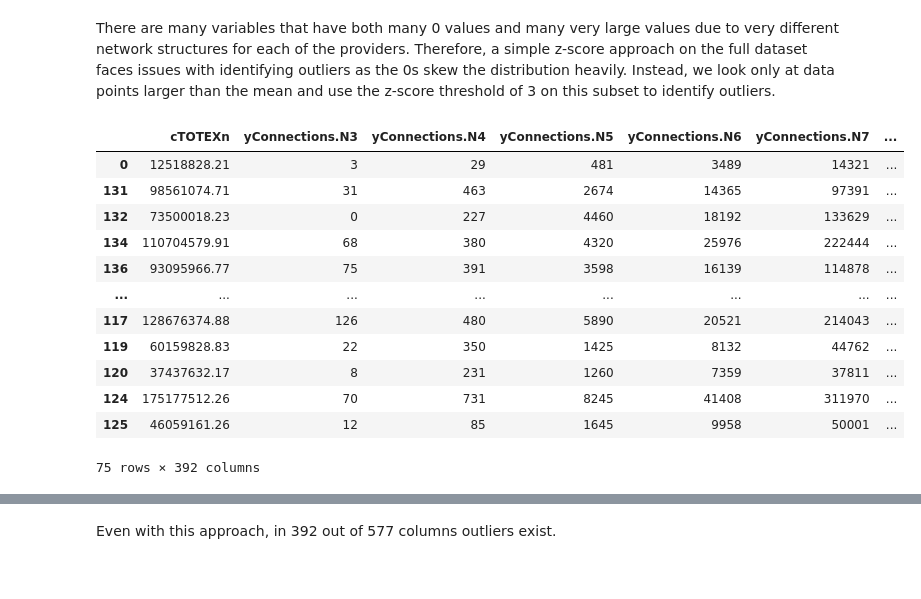
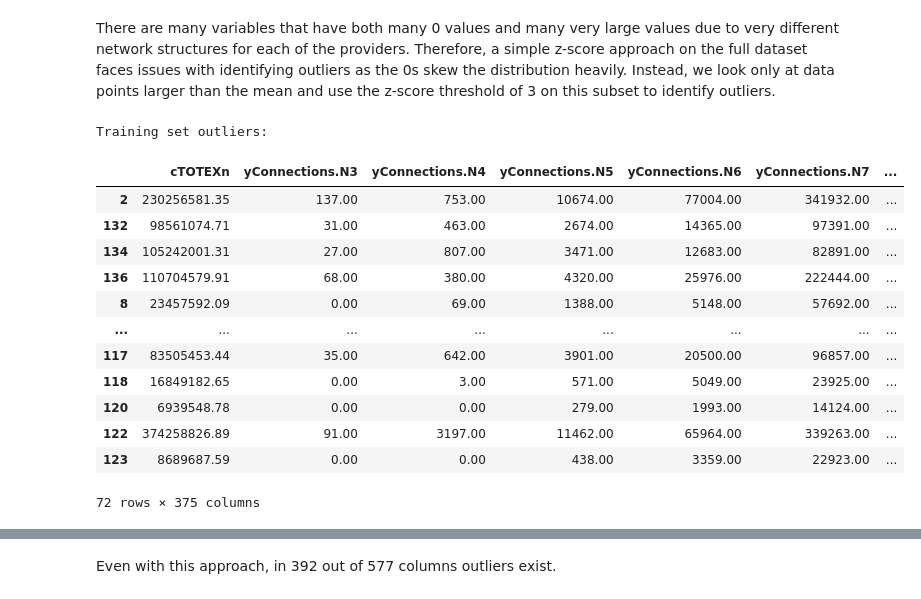
Before and after one commit to ducanhnguyen99/BNetzA, a Jupyter notebook: Duci/Data_Preprocessing.ipynb, the cells around one changed output, grey strips where cells are left out. Saved outputs shown, nothing was run; the diff lists cells and outputs as text; code cells hidden in the pictures.

```diff
--- a/Duci/Data_Preprocessing.ipynb
+++ b/Duci/Data_Preprocessing.ipynb
@@ -157,11 +184,13 @@ df_imputed.isnull().sum().sum()
 # %% [markdown]
 There are many variables that have both many 0 values and many very large values due to very different network structures for each of the providers. Therefore, a simple z-score approach on the full dataset faces issues with identifying outliers as the 0s skew the distribution heavily. Instead, we look only at data points larger than the mean and use the z-score threshold of 3 on this subset to identify outliers.
 # %%
+import pandas as pd
+import numpy as np
+from scipy import stats
+
 pd.set_option("display.max_rows", 50)
 
-from scipy import stats
-
-# define function to detect outliers in the value range larger than mean of each column
+# Define function to detect outliers in the value range larger than the mean of each column
 def detect_high_value_outliers(df, z_thresh=3):
     outlier_indices = set()
     outlier_columns = []
@@ -169,40 +198,43 @@ def detect_high_value_outliers(df, z_thresh=3):
     for col in df.columns:
         thresh_value = df[col].mean()
 
-        # filter above mean
+        # Filter above mean
         high_values = df[df[col] > thresh_value][col]
 
-        # calculate z-scores for this subset
+        # Calculate z-scores for this subset
         high_value_z_scores = np.abs(stats.zscore(high_values.dropna()))
 
-        # identify outliers based on z-threshold
+        # Identify outliers based on z-threshold
         high_value_outliers = high_values[high_value_z_scores > z_thresh]
 
         if not high_value_outliers.empty:
             outlier_indices.update(high_value_outliers.index.tolist())
             outlier_columns.append(col)
 
-    # get unique outlier indices
+    # Get unique outlier indices
     outlier_indices = list(outlier_indices)
 
-    # df with only the outliers and the columns where outliers were found
+    # DataFrame with only the outliers and the columns where outliers were found
     outlier_df = df.loc[outlier_indices, outlier_columns]
 
     return outlier_df
-
-outlier_df = detect_high_value_outliers(df_cleaned, z_thresh=3)
-outlier_df
-# %% [output]
-|  | cTOTEXn | yConnections.N3 | yConnections.N4 | yConnections.N5 | yConnections.N6 | yConnections.N7 | ... |
-| 0 | 12518828.21 | 3 | 29 | 481 | 3489 | 14321 | ... |
-| 131 | 98561074.71 | 31 | 463 | 2674 | 14365 | 97391 | ... |
-| 132 | 73500018.23 | 0 | 227 | 4460 | 18192 | 133629 | ... |
-| 134 | 110704579.91 | 68 | 380 | 4320 | 25976 | 222444 | ... |
-| 136 | 93095966.77 | 75 | 391 | 3598 | 16139 | 114878 | ... |
-| ... | ... | ... | ... | ... | ... | ... | ... |
-| 117 | 128676374.88 | 126 | 480 | 5890 | 20521 | 214043 | ... |
-| 119 | 60159828.83 | 22 | 350 | 1425 | 8132 | 44762 | ... |
-| 120 | 37437632.17 | 8 | 231 | 1260 | 7359 | 37811 | ... |
-| 124 | 175177512.26 | 70 | 731 | 8245 | 41408 | 311970 | ... |
-| 125 | 46059161.26 | 12 | 85 | 1645 | 9958 | 50001 | ... |
-75 rows × 392 columns
+# %%
+# Apply outlier detection to the training set
+train_outliers = detect_high_value_outliers(df_train_imputed, z_thresh=3)
+print("Training set outliers:")
+train_outliers
+# %% [output]
+Training set outliers:
+|  | cTOTEXn | yConnections.N3 | yConnections.N4 | yConnections.N5 | yConnections.N6 | yConnections.N7 | ... |
+| 2 | 230256581.35 | 137.00 | 753.00 | 10674.00 | 77004.00 | 341932.00 | ... |
+| 132 | 98561074.71 | 31.00 | 463.00 | 2674.00 | 14365.00 | 97391.00 | ... |
+| 134 | 105242001.31 | 27.00 | 807.00 | 3471.00 | 12683.00 | 82891.00 | ... |
+| 136 | 110704579.91 | 68.00 | 380.00 | 4320.00 | 25976.00 | 222444.00 | ... |
+| 8 | 23457592.09 | 0.00 | 69.00 | 1388.00 | 5148.00 | 57692.00 | ... |
+| ... | ... | ... | ... | ... | ... | ... | ... |
+| 117 | 83505453.44 | 35.00 | 642.00 | 3901.00 | 20500.00 | 96857.00 | ... |
+| 118 | 16849182.65 | 0.00 | 3.00 | 571.00 | 5049.00 | 23925.00 | ... |
+| 120 | 6939548.78 | 0.00 | 0.00 | 279.00 | 1993.00 | 14124.00 | ... |
+| 122 | 374258826.89 | 91.00 | 3197.00 | 11462.00 | 65964.00 | 339263.00 | ... |
+| 123 | 8689687.59 | 0.00 | 0.00 | 438.00 | 3359.00 | 22923.00 | ... |
+72 rows × 375 columns
```
Also changed, not shown: parts of 11 cells of this notebook, 6 other files.
